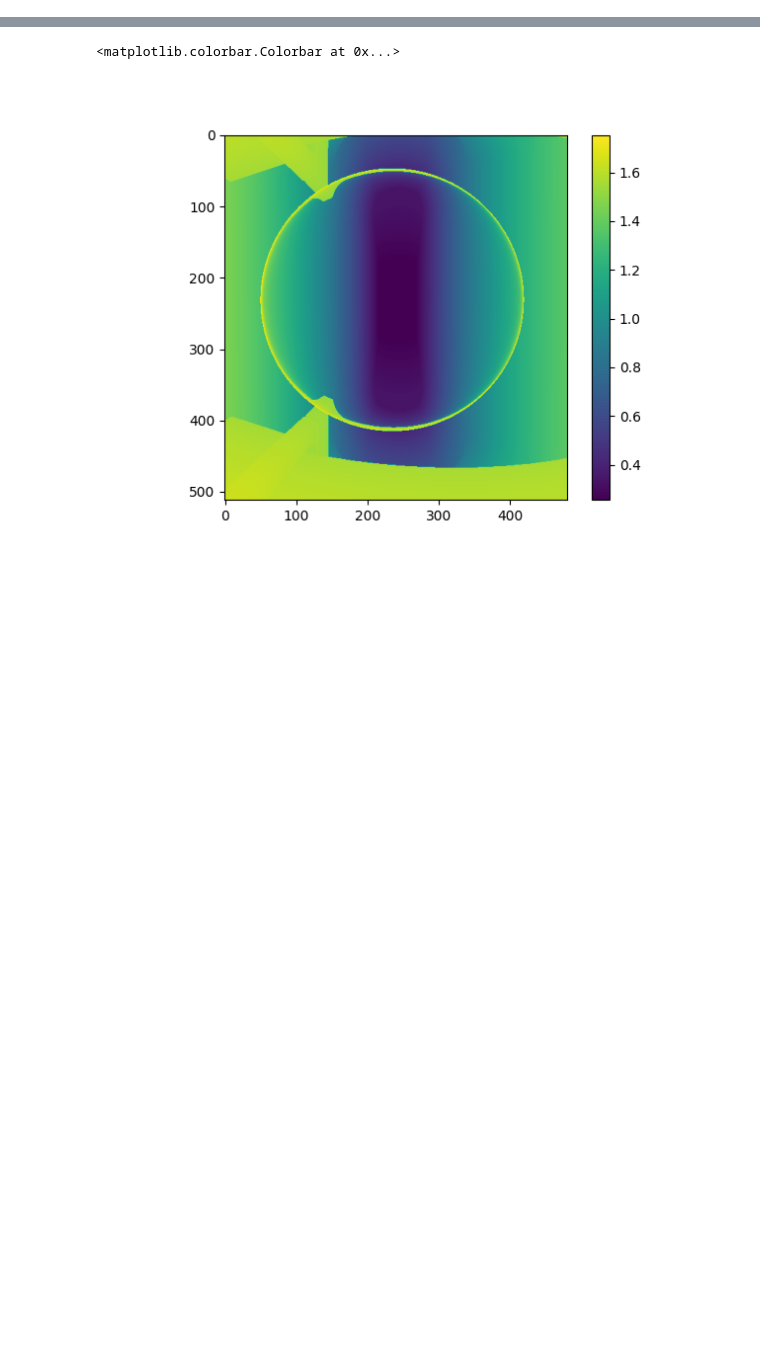
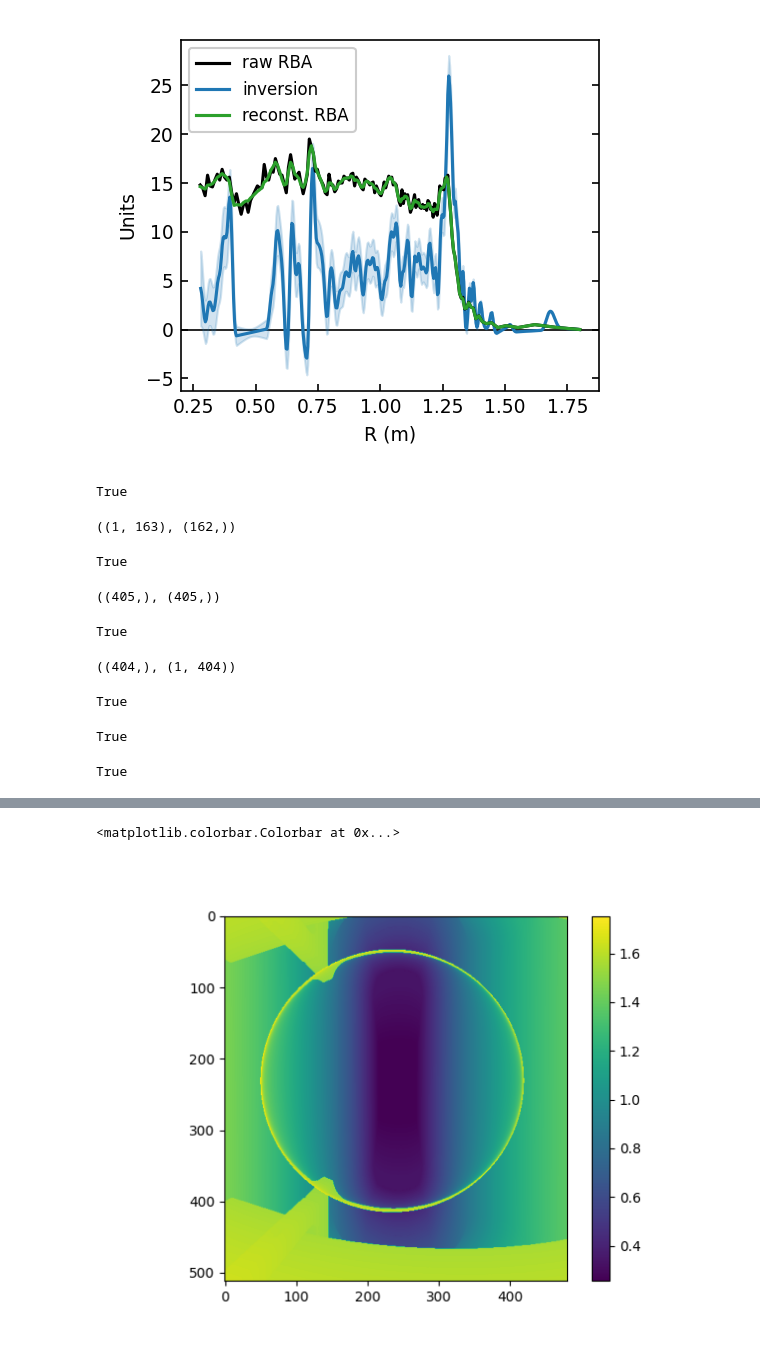
Before and after one commit to JamieDunsmore7/tokamak_inversion_routines, a Jupyter notebook: Testing/Testing_base-Copy1.ipynb, the cells around one changed output, grey strips where cells are left out. Cells and saved outputs as stored; diff of their text form; code cells hidden in the pictures; blank space fills up the shorter version.

```diff
--- a/Testing/Testing_base-Copy1.ipynb
+++ b/Testing/Testing_base-Copy1.ipynb
@@ -9,0 +30,10 @@ import matplotlib.pyplot as plt
+# %%
+d0 = np.load('/home/sthoma/tokamak_inversion_routines/testing0.npz')
+
+R0 = d0['R']
+frame0 = d0['data']
+R_grid0 = d0['Rgrid']
+y0 = d0['y']
+y_err0 = d0['yErr']
+backprojection0 = d0['backprojection']
+R_grid_b0 = (R_grid0[1:]+ R_grid0[:-1])/2
@@ -9,0 +80,56 @@ import matplotlib.pyplot as plt
+# %%
+xplot = [0.2,1.875]
+
+fig, ax = plt.subplots(1, 1, figsize=(3.5,3), dpi=150)
+ax.plot(R0, frame0[0], '-', c='k', zorder=3, label='raw RBA')
+ax.plot(R_grid_b0, y0[0], '-', c='C0', zorder=2, label='inversion')
+ax.fill_between(R_grid_b0, y0[0]-y_err0[0], y0[0]+y_err0[0], color='C0', alpha=0.2, zorder=2)
+ax.plot(R0, backprojection0[0,:], c='C2', zorder=4, label='reconst. RBA')
+
+ax.set_xlim(xplot)
+ax.plot(xplot, [0.,0.], '-k', lw=0.8, zorder=1)
+ax.set_xlabel('R (m)', fontsize=9)
+ax.set_ylabel('Units', fontsize=9)
+ax.legend(fancybox=1, framealpha=1, fontsize=8)
+ax.tick_params(axis="both", which='both', labelsize=9, direction='in',
+              left=True, bottom=True, right=True, top=False)
+# ax.set_title(title, fontsize=9)
+plt.tight_layout()
+# %% [output]
+[figure, added]
+# %%
+(R1 == R0[::-1][1:]).all()
+# %% [output]
+True
+# %%
+frame0.shape, frame1.shape
+# %% [output]
+((1, 163), (162,))
+# %%
+(frame1 == frame0[0][::-1][1:]).all()
+# %% [output]
+True
+# %%
+R_grid1.shape, R_grid0.shape
+# %% [output]
+((405,), (405,))
+# %%
+(R_grid1==R_grid0).all()
+# %% [output]
+True
+# %%
+y1.shape, y0.shape
+# %% [output]
+((404,), (1, 404))
+# %%
+(y1==y0[0]).all()
+# %% [output]
+True
+# %%
+(y_err1==y_err0[0]).all()
+# %% [output]
+True
+# %%
+(R_grid_b1 == R_grid_b0).all()
+# %% [output]
+True
```
Also changed, not shown: parts of 6 cells of this notebook, 10 other files.
